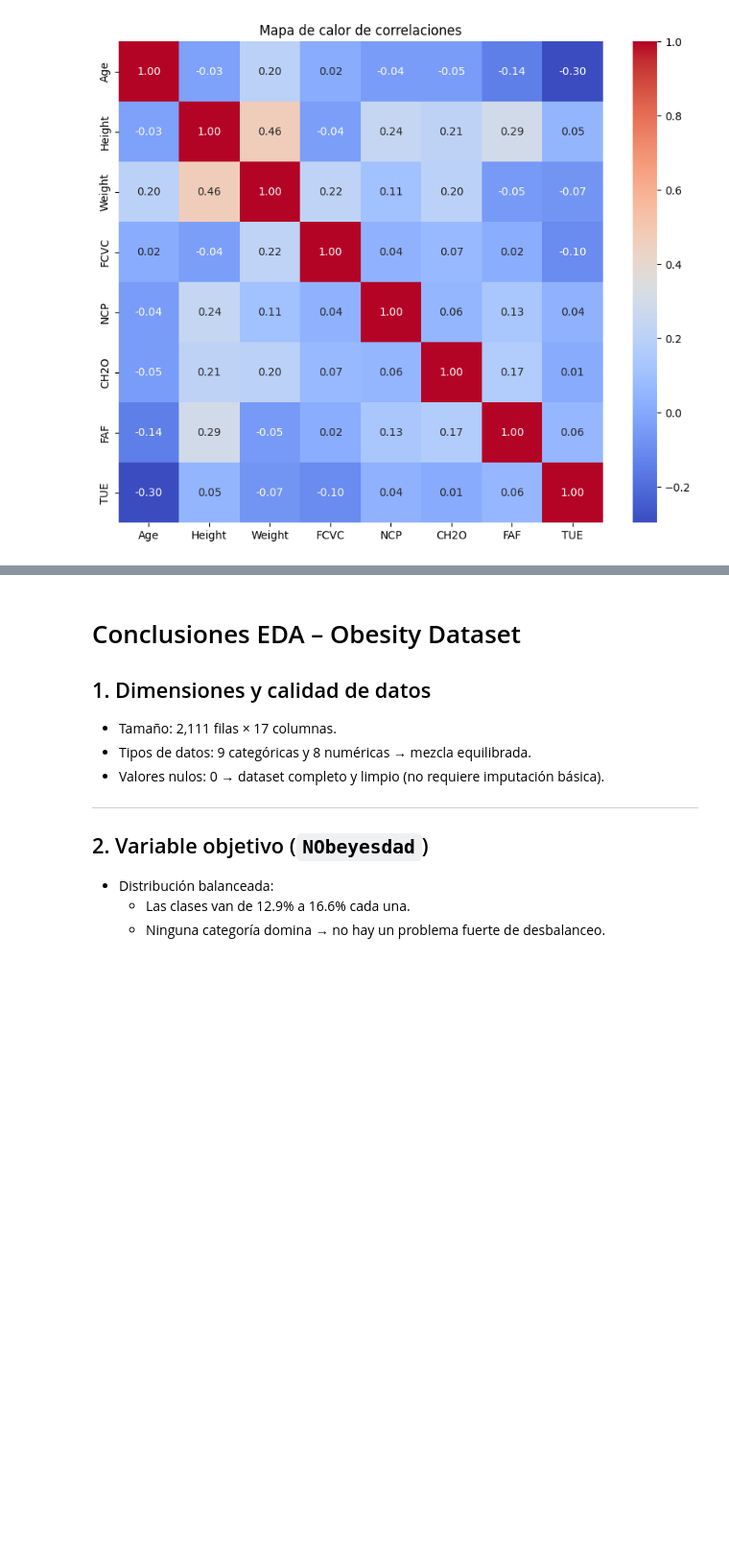
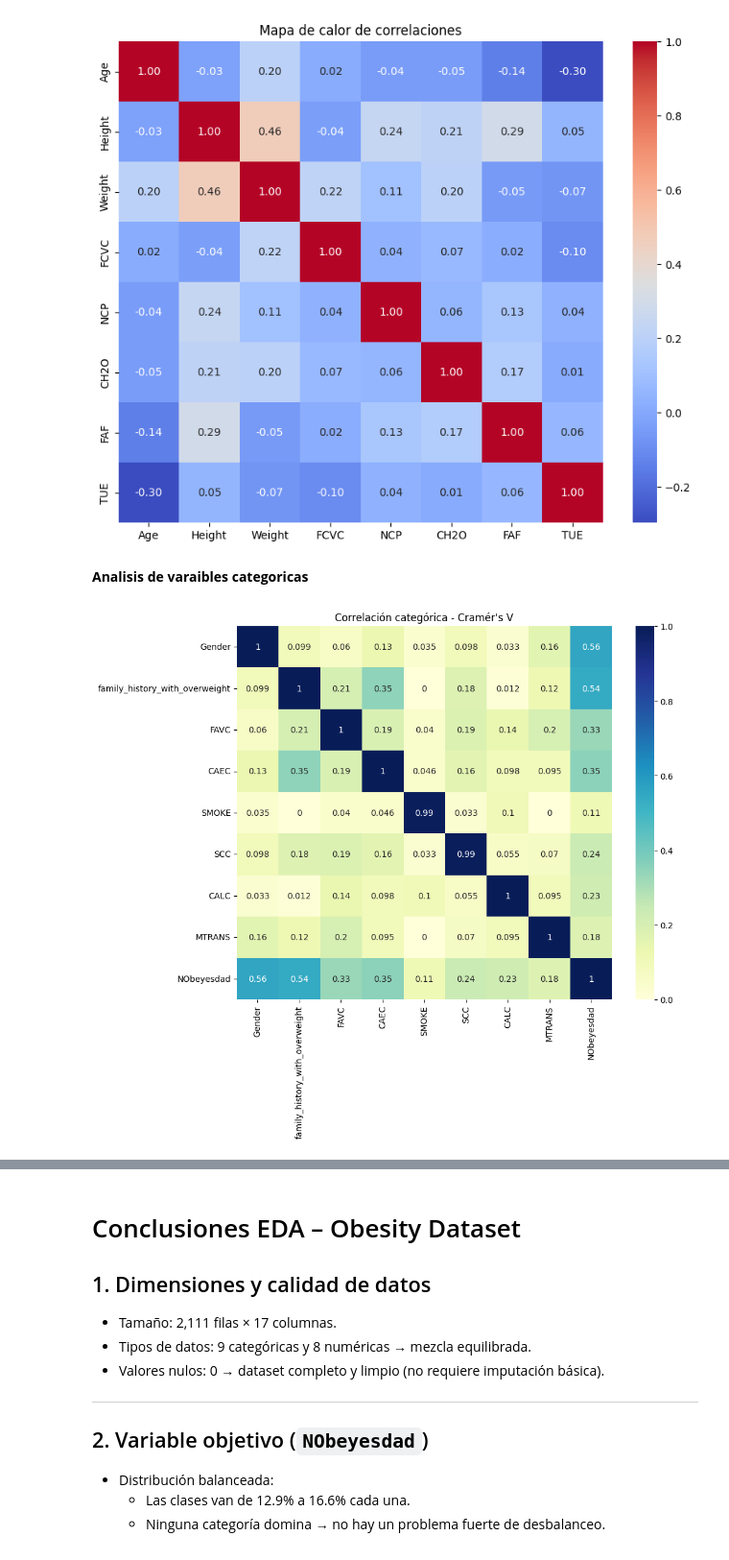
Before and after one commit to JPablozc/Proyecto-mlops, a Jupyter notebook: notebooks/EDA.ipynb, the cells around one changed output, grey strips where cells are left out. Shown at 96% size. Drawn from its saved outputs; the diff is of its cells as text; code cells hidden in the pictures; blank space fills up the shorter version.

```diff
--- a/notebooks/EDA.ipynb
+++ b/notebooks/EDA.ipynb
@@ -138,3 +138,5 @@ plt.title("Mapa de calor de correlaciones")
 plt.show()
 # %% [output]
 [figure]
+# %% [markdown]
+**Analisis de varaibles categoricas**
@@ -140,0 +147,5 @@ plt.show()
+# %%
+#Preparar variables categóricas
+
+cat_vars = df.select_dtypes(include=["object", "category"]).columns
+num_vars = df.select_dtypes(include=np.number).columns
@@ -140,0 +159,27 @@ plt.show()
+# %%
+#Calcular Cramér's V para categóricas
+
+def cramers_v(x, y):
+    confusion_matrix = pd.crosstab(x, y)
+    chi2 = chi2_contingency(confusion_matrix)[0]
+    n = confusion_matrix.sum().sum()
+    phi2 = chi2 / n
+    r, k = confusion_matrix.shape
+    phi2corr = max(0, phi2 - ((k-1)*(r-1))/(n-1))
+    rcorr = r - ((r-1)**2)/(n-1)
+    kcorr = k - ((k-1)**2)/(n-1)
+    return np.sqrt(phi2corr / min((kcorr-1), (rcorr-1)))
+# %%
+#Matriz de correlación categórica
+
+cramers_results = pd.DataFrame(index=cat_vars, columns=cat_vars, dtype=float)
+for col1 in cat_vars:
+    for col2 in cat_vars:
+        cramers_results.loc[col1, col2] = cramers_v(df[col1], df[col2])
+
+plt.figure(figsize=(10,8))
+sns.heatmap(cramers_results, annot=True, cmap="YlGnBu")
+plt.title("Correlación categórica - Cramér's V")
+plt.show()
+# %% [output]
+[figure, added]
```
Also changed, not shown: parts of 4 cells of this notebook, 1 other file.
